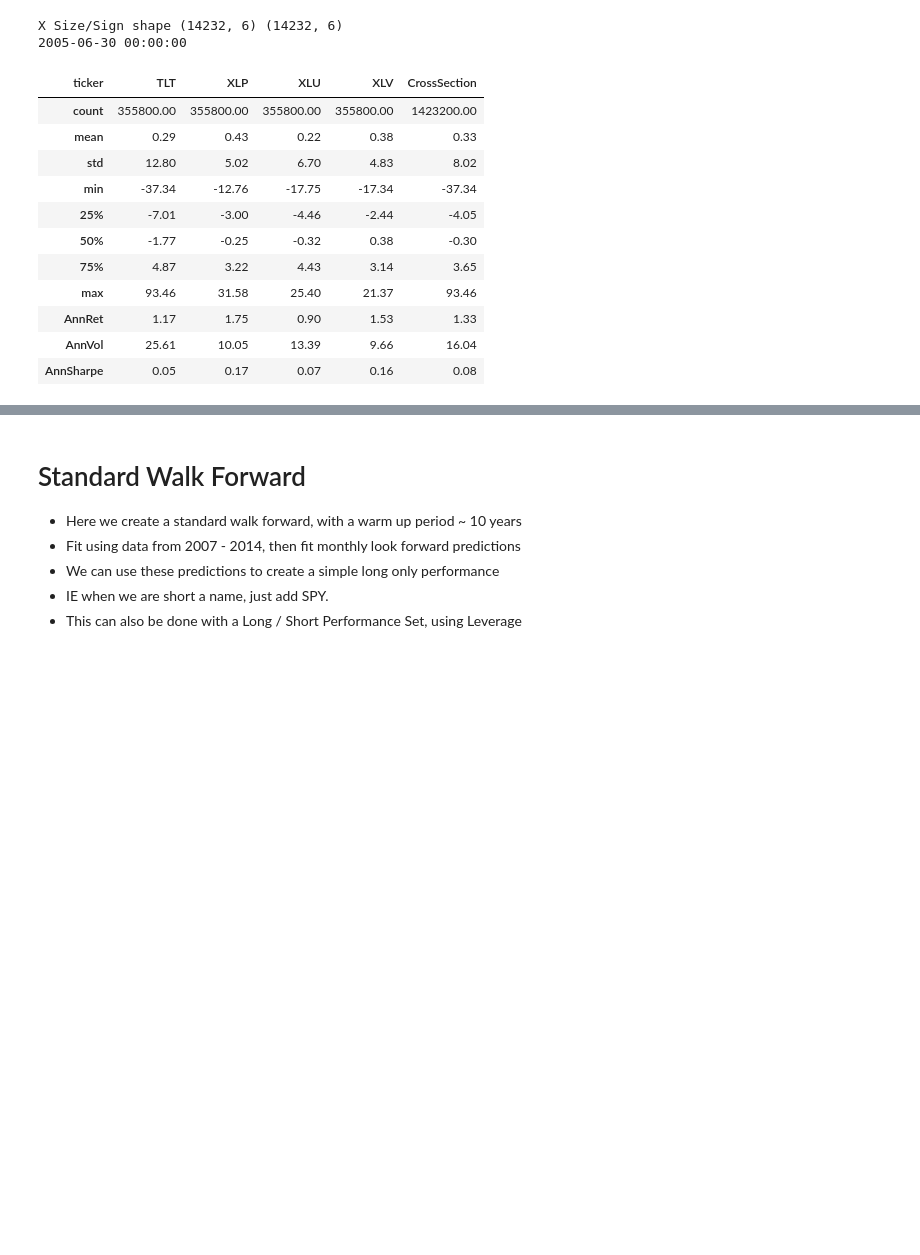
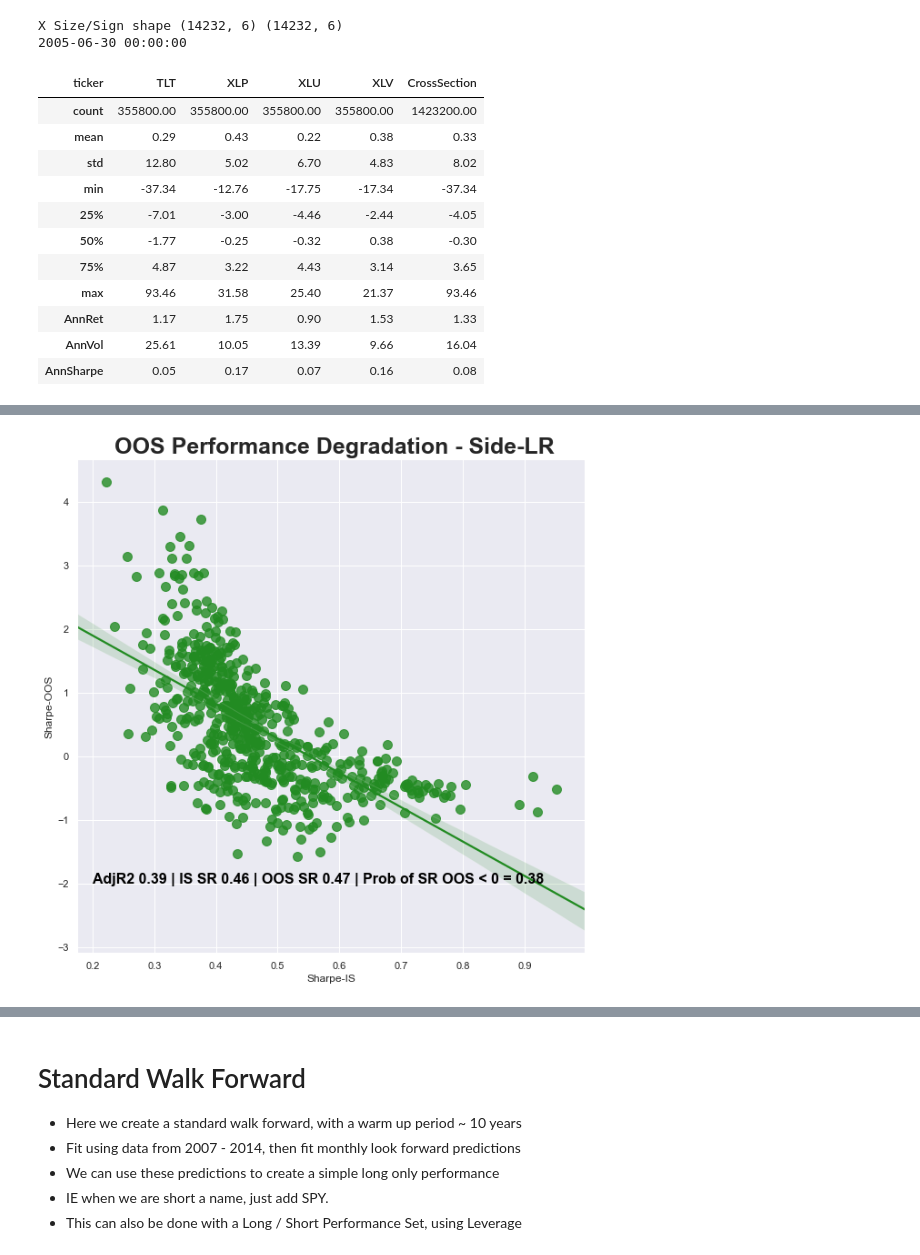
Before and after one commit to rherena/TSRV, a Jupyter notebook: ModelFit_s2.ipynb, the cells around one changed output, grey strips where cells are left out. Saved outputs shown, nothing was run; the diff lists cells and outputs as text; code cells hidden in the pictures; blank space fills up the shorter version.

Commit message:
Final Plots + Backtest Code Complete

```diff
--- a/ModelFit_s2.ipynb
+++ b/ModelFit_s2.ipynb
@@ -697,7 +697,7 @@ X_s = X
 Y = mdatar['Side'+retwindow]
 
 Y_r = mdatar[[bTestRetWindow, 'ticker']]
-Y_r[bTestRetWindow] = np.exp(mdatar[bTestRetWindow]*int(bTestRetWindow[-3:])) - 1
+Y_r[bTestRetWindow] = np.exp(mdatar[bTestRetWindow]) - 1
 Y_r = Y_r.reset_index()
 
 wa = mdatar['forwardstdS'].abs()
@@ -735,7 +735,7 @@ trials = mCombPurgedBacktest(mdatar[selFeatsSign], Y, Y_r, wts, bTestRetWindow,
                                    k_n = kn, purg_i = .02 , t_cost = 5, test_sims = simnum,
                                    leverage = betSize, tcostScore = tcS)
 trials['ModelType'] = 'Side-LR'
-trial_stats = trial_stats = trials
+trial_stats = trials
 
 
 trials = mCombPurgedBacktest(mdatar[selFeatsSign], Y, Y_r, wts, bTestRetWindow,
@@ -754,0 +760,9 @@ TOTAL DATA in Years 14.12
+# %%
+trials = mCombPurgedBacktest(mdatar[selFeatsSign], Y, Y_r, wts, bTestRetWindow,
+                                   bc, None, X_s,
+                                   k_n = kn, purg_i = .02 , t_cost = 5, test_sims = simnum,
+                                   leverage = betSize, tcostScore = tcS)
+trials['ModelType'] = 'Side-BC'
+trial_stats = trial_stats.append(trials)
+trial_stats['btest_window '] = bTestRetWindow
+simnum += 1
@@ -755,29 +779,32 @@ TOTAL DATA in Years 14.12
 # %%
 ModelType = 'Side-LR'
-
+sns.set(rc={'figure.figsize':(10,10)})
 ts = trial_stats[~trial_stats.isnull().any(axis=1)]
 full_SR_OOS = ts[ts['ModelType'] == ModelType]['Sharpe-OOS'].mean()
 full_SR_IS = ts[ts['ModelType'] == ModelType]['Sharpe-IS'].mean()
 full_prob0 = np.sum(ts[ts['ModelType'] == ModelType]['Sharpe-OOS'] < 0)/ts[ts['ModelType'] == ModelType]['Sharpe-OOS'].shape[0]
 ols_m = sm.OLS(ts[ts['ModelType'] == ModelType]['Sharpe-OOS'],
                sm.add_constant(ts[ts['ModelType'] == ModelType]['Sharpe-IS']))
 ols_r = ols_m.fit()
 ss_p = np.round(ols_r.params, 2)
 ss_adjr2 = np.round(ols_r.rsquared_adj,2)
 
 ax = sns.regplot(x='Sharpe-IS',
                  y='Sharpe-OOS',
                  data = ts[ts['ModelType'] == ModelType],
                  scatter_kws={"s": 100},
                  color = 'forestgreen')
 
-ax.text(.6,-1.2,
+ax.text(.2,-2,
         "AdjR2 "+str(ss_adjr2)+" | IS SR "+str(np.round(full_SR_IS, 2))+" | OOS SR "+str(np.round(full_SR_OOS, 2))+" | Prob of SR OOS < 0 = "+str(np.round(full_prob0, 2)),
         horizontalalignment='left',
-        size=25,
+        size=16,
         weight='semibold',
         color='black')
 
-ax.set_title(" OOS Performance Degradation - "+ModelType, weight='bold', size = 30)
+ax.set_title(" OOS Performance Degradation - "+ModelType, weight='bold', size = 25)
+plt.savefig('plots/FinalLogisticRegressionPlot.png')
+# %% [output]
+[figure, added]
 # %%
 ModelType = 'Side-BC'
```
Also changed, not shown: parts of 17 cells of this notebook, 3 other files.
